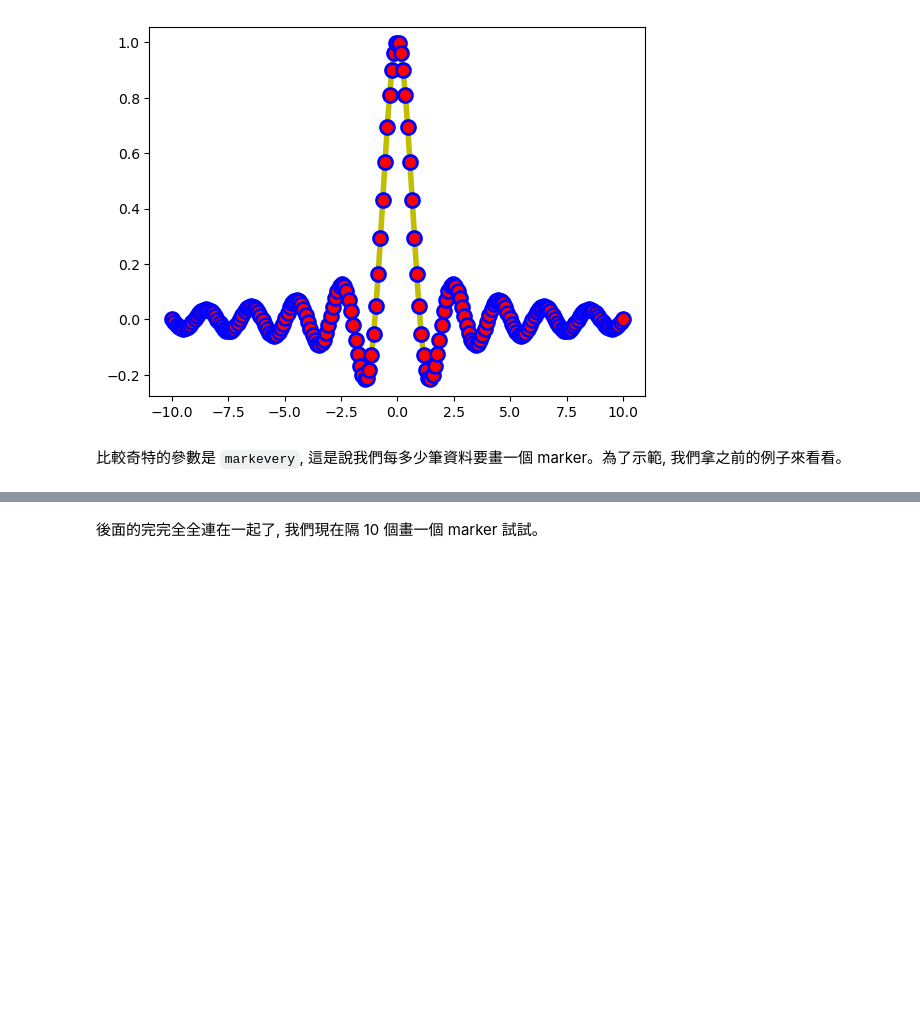
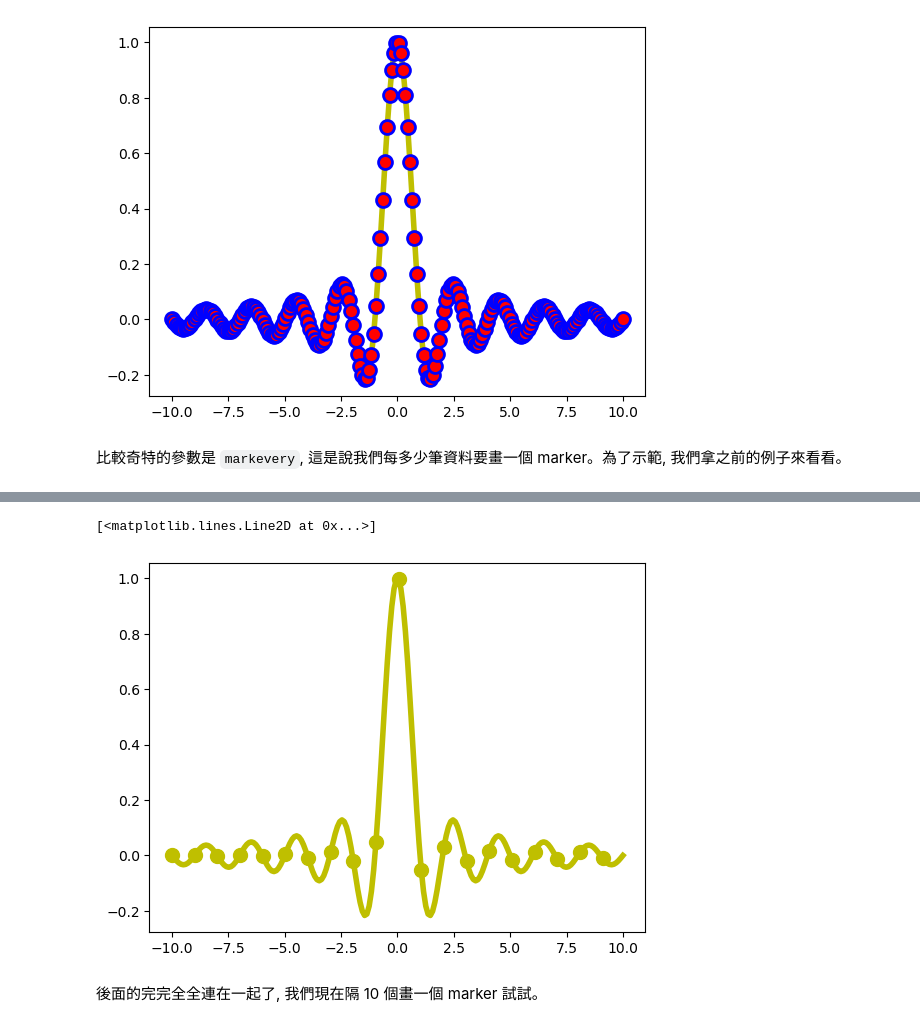
Before and after one commit to Yueh0315/IMLP, a Jupyter notebook: Unit02/2.3.2_Matplotlib資料視覺化.ipynb, the cells around one changed output, grey strips where cells are left out. Drawn from its saved outputs; the diff is of its cells as text; code cells hidden in the pictures; blank space fills up the shorter version.

```diff
--- a/Unit02/2.3.2_Matplotlib資料視覺化.ipynb
+++ b/Unit02/2.3.2_Matplotlib資料視覺化.ipynb
@@ -256,3 +252,8 @@ plt.plot(x,y,c='y', lw=4, marker='o', markersize=10, markerfacecolor='r', marker
+# %%
+plt.plot(x,y,c='y', lw=4, marker='o', ms=10, markevery=10)
+# %% [output]
+[<matplotlib.lines.Line2D at 0x...>]
+[figure, added]
 # %% [markdown]
 後面的完完全全連在一起了, 我們現在隔 10 個畫一個 marker 試試。
 # %%
```
Also changed, not shown: parts of 5 cells of this notebook.
